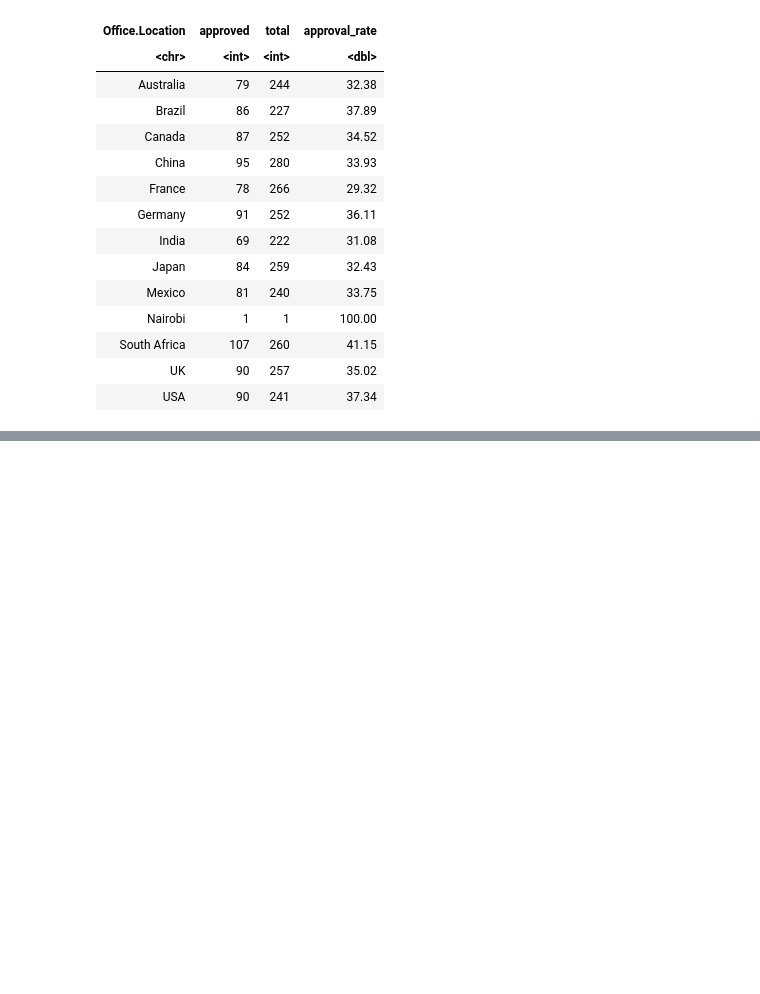
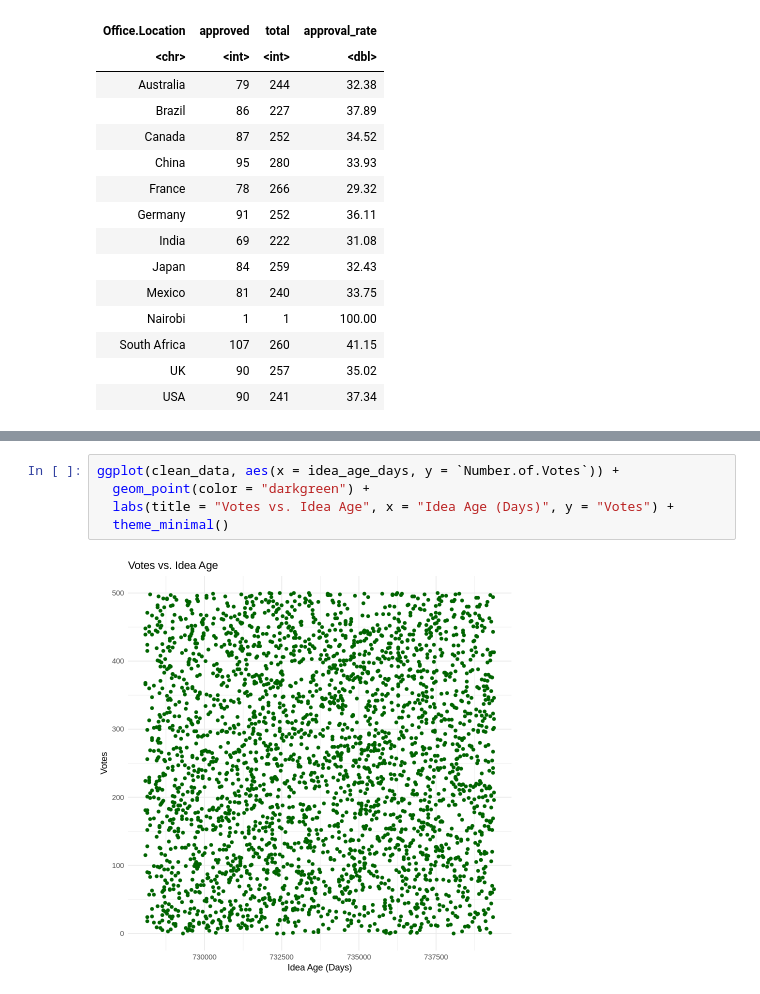
Before and after one commit to AmilaDarshanaJ/greenfuture-idea-analysis, a Jupyter notebook: GreenFuture_IdeaAnalysis_R_SQL_Colab.ipynb, the cells around one changed output, grey strips where cells are left out. Drawn from its saved outputs; the diff is of its cells as text; blank space fills up the shorter version.

```diff
--- a/GreenFuture_IdeaAnalysis_R_SQL_Colab.ipynb
+++ b/GreenFuture_IdeaAnalysis_R_SQL_Colab.ipynb
@@ -205,0 +243,7 @@ A data.frame: 13 × 4
+# %%
+ggplot(clean_data, aes(x = idea_age_days, y = `Number.of.Votes`)) +
+  geom_point(color = "darkgreen") +
+  labs(title = "Votes vs. Idea Age", x = "Idea Age (Days)", y = "Votes") +
+  theme_minimal()
+# %% [output]
+[figure, added]
```
Also changed, not shown: parts of 3 cells of this notebook.
